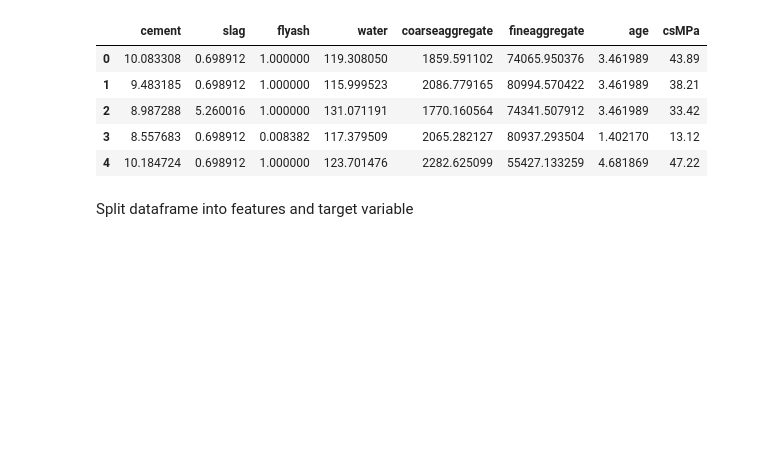
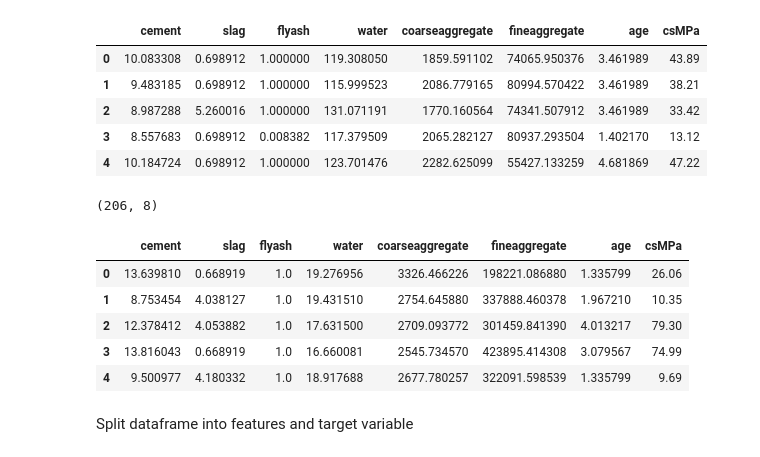
Before and after one commit to Dante-Cadiz/concrete-strength, a Jupyter notebook: jupyter_notebooks/ModellingAndEvaluation.ipynb, the cells around one changed output. Drawn from its saved outputs; the diff is of its cells as text; code cells hidden in the pictures; blank space fills up the shorter version.

Commit message:
predict on test data

```diff
--- a/jupyter_notebooks/ModellingAndEvaluation.ipynb
+++ b/jupyter_notebooks/ModellingAndEvaluation.ipynb
@@ -42,6 +42,18 @@ df.head()
 | 2 | 8.987288 | 5.260016 | 1.000000 | 131.071191 | 1770.160564 | 74341.507912 | 3.461989 | 33.42 |
 | 3 | 8.557683 | 0.698912 | 0.008382 | 117.379509 | 2065.282127 | 80937.293504 | 1.402170 | 13.12 |
 | 4 | 10.184724 | 0.698912 | 1.000000 | 123.701476 | 2282.625099 | 55427.133259 | 4.681869 | 47.22 |
+# %%
+df_test = (pd.read_csv("outputs/datasets/cleaned/TestSetEngineered.csv"))
+print(df_test.shape)
+df_test.head()
+# %% [output]
+(206, 8)
+|  | cement | slag | flyash | water | coarseaggregate | fineaggregate | age | csMPa |
+| 0 | 13.639810 | 0.668919 | 1.0 | 19.276956 | 3326.466226 | 198221.086880 | 1.335799 | 26.06 |
+| 1 | 8.753454 | 4.038127 | 1.0 | 19.431510 | 2754.645880 | 337888.460378 | 1.967210 | 10.35 |
+| 2 | 12.378412 | 4.053882 | 1.0 | 17.631500 | 2709.093772 | 301459.841390 | 4.013217 | 79.30 |
+| 3 | 13.816043 | 0.668919 | 1.0 | 16.660081 | 2545.734570 | 423895.414308 | 3.079567 | 74.99 |
+| 4 | 9.500977 | 4.180332 | 1.0 | 18.917688 | 2677.780257 | 322091.598539 | 1.335799 | 9.69 |
 # %% [markdown]
 Split dataframe into features and target variable
 # %%
```
Also changed, not shown: parts of 5 cells of this notebook.
